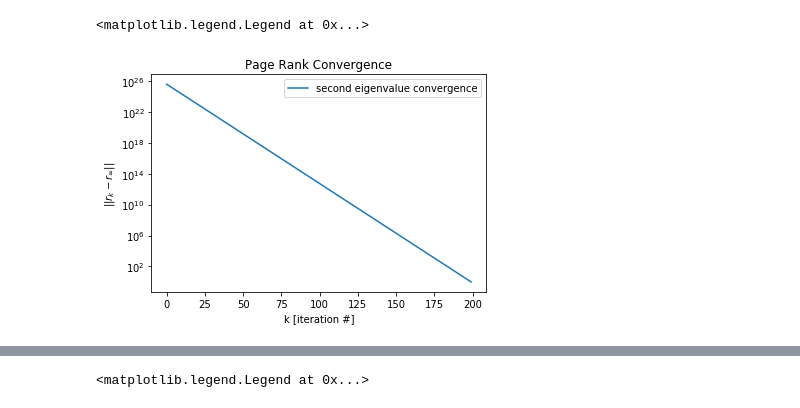
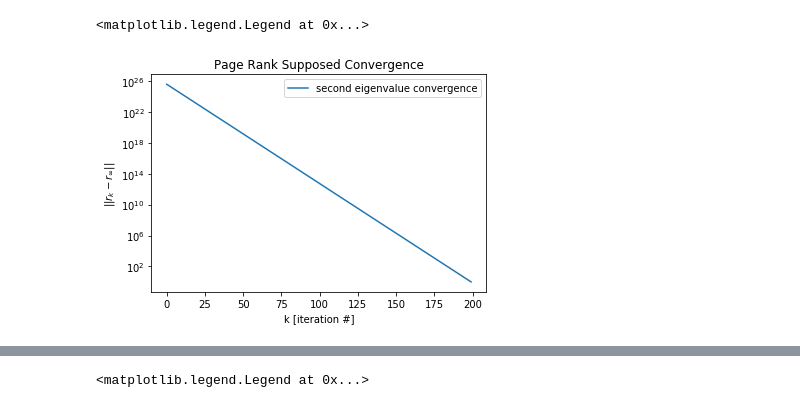
Before and after one commit to Dan8991/A-Storm-of-Nodes, a Jupyter notebook: got_network2.ipynb, the cells around one changed output, grey strips where cells are left out. Saved outputs shown, nothing was run; the diff lists cells and outputs as text; code cells hidden in the pictures.

```diff
--- a/got_network2.ipynb
+++ b/got_network2.ipynb
@@ -21,21 +21,21 @@ A = 1*(A > 0)
 # %%
 #I want an error that is around 1e-15 so i check the convergence of power iteration
 #to find out the number of iterations needed
 d = 1 / nw.get_degrees(A)
 M = A * sp.sparse.diags(d[:, 0])
 v = nw.get_two_highest_eigenvalues(M)
 v2 = v[1]
 
-plt.title("Page Rank Convergence")
+plt.title("Page Rank Supposed Convergence")
 ind = np.arange(200)
 ref = (0.85*np.abs(v2))**ind
 plt.semilogy(ind, ref/ref[-1])
 plt.xlabel("k [iteration #]")
 plt.ylabel(r"$||r_k - r_\infty||$")
 plt.legend(["second eigenvalue convergence"])
 # %% [output]
 <matplotlib.legend.Legend at 0x...>
-[figure, old version]
+[figure, new version]
 # %%
 #from the previous graph the error is reduced by a factor o 1e15
 #after more or less 125 iterations
```
Also changed, not shown: parts of 24 cells of this notebook.
